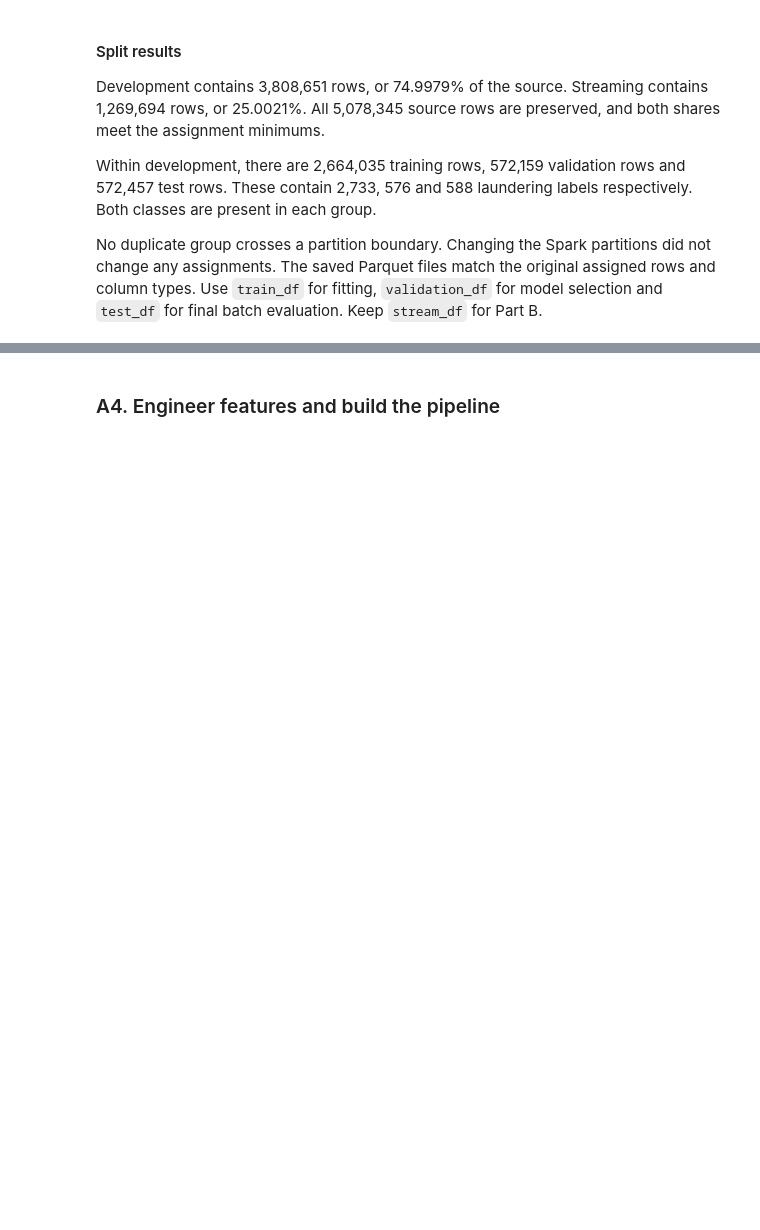
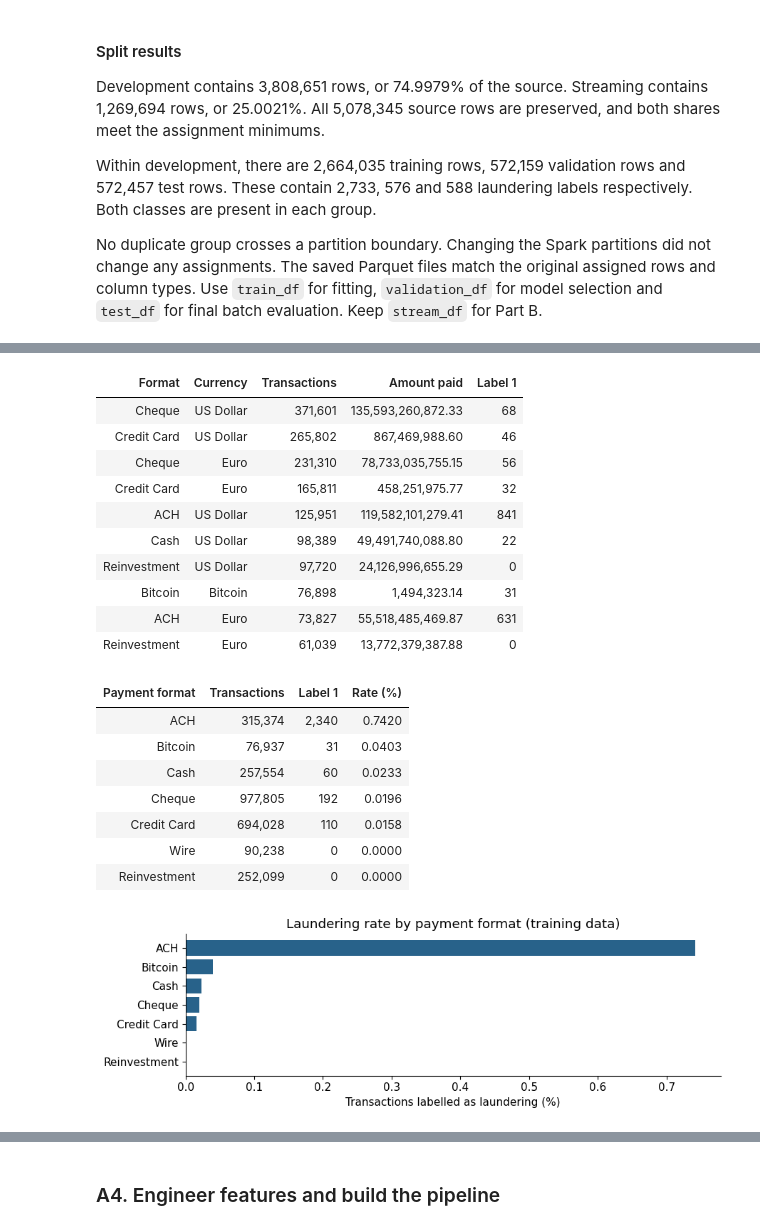
Before and after one commit to tung-lechu/assessment2-aml, a Jupyter notebook: assessment2.ipynb, the cells around one changed output, grey strips where cells are left out. Cells and saved outputs as stored; diff of their text form; code cells hidden in the pictures; blank space fills up the shorter version.

```diff
--- a/assessment2.ipynb
+++ b/assessment2.ipynb
@@ -647,0 +772,35 @@ No duplicate group crosses a partition boundary. Changing the Spark partitions d
+# %%
+payment_summary = train_df.groupBy("payment_format", "payment_currency").agg(
+    F.count("*").alias("transactions"), F.sum("amount_paid").alias("amount_paid"),
+    F.sum("is_laundering").alias("positives"),
+)
+show_table(["Format", "Currency", "Transactions", "Amount paid", "Label 1"], [
+    (r.payment_format, r.payment_currency, f"{r.transactions:,}", f"{r.amount_paid:,.2f}", r.positives)
+    for r in payment_summary.orderBy(F.desc("transactions")).limit(10).collect()
+])
+format_rows = train_df.groupBy("payment_format").agg(
+    F.count("*").alias("transactions"), F.sum("is_laundering").alias("positives"),
+    (100 * F.avg("is_laundering")).alias("rate"),
+).orderBy(F.desc("rate")).collect()
+plot_rates(format_rows, "payment_format", "Laundering rate by payment format", "payment_formats.png")
+# %% [output]
+| Format | Currency | Transactions | Amount paid | Label 1 |
+| Cheque | US Dollar | 371,601 | 135,593,260,872.33 | 68 |
+| Credit Card | US Dollar | 265,802 | 867,469,988.60 | 46 |
+| Cheque | Euro | 231,310 | 78,733,035,755.15 | 56 |
+| Credit Card | Euro | 165,811 | 458,251,975.77 | 32 |
+| ACH | US Dollar | 125,951 | 119,582,101,279.41 | 841 |
+| Cash | US Dollar | 98,389 | 49,491,740,088.80 | 22 |
+| Reinvestment | US Dollar | 97,720 | 24,126,996,655.29 | 0 |
+| Bitcoin | Bitcoin | 76,898 | 1,494,323.14 | 31 |
+| ACH | Euro | 73,827 | 55,518,485,469.87 | 631 |
+| Reinvestment | Euro | 61,039 | 13,772,379,387.88 | 0 |
+| Payment format | Transactions | Label 1 | Rate (%) |
+| ACH | 315,374 | 2,340 | 0.7420 |
+| Bitcoin | 76,937 | 31 | 0.0403 |
+| Cash | 257,554 | 60 | 0.0233 |
+| Cheque | 977,805 | 192 | 0.0196 |
+| Credit Card | 694,028 | 110 | 0.0158 |
+| Wire | 90,238 | 0 | 0.0000 |
+| Reinvestment | 252,099 | 0 | 0.0000 |
+[figure, added]
```
Also changed, not shown: parts of 55 cells of this notebook, 3 other files.
